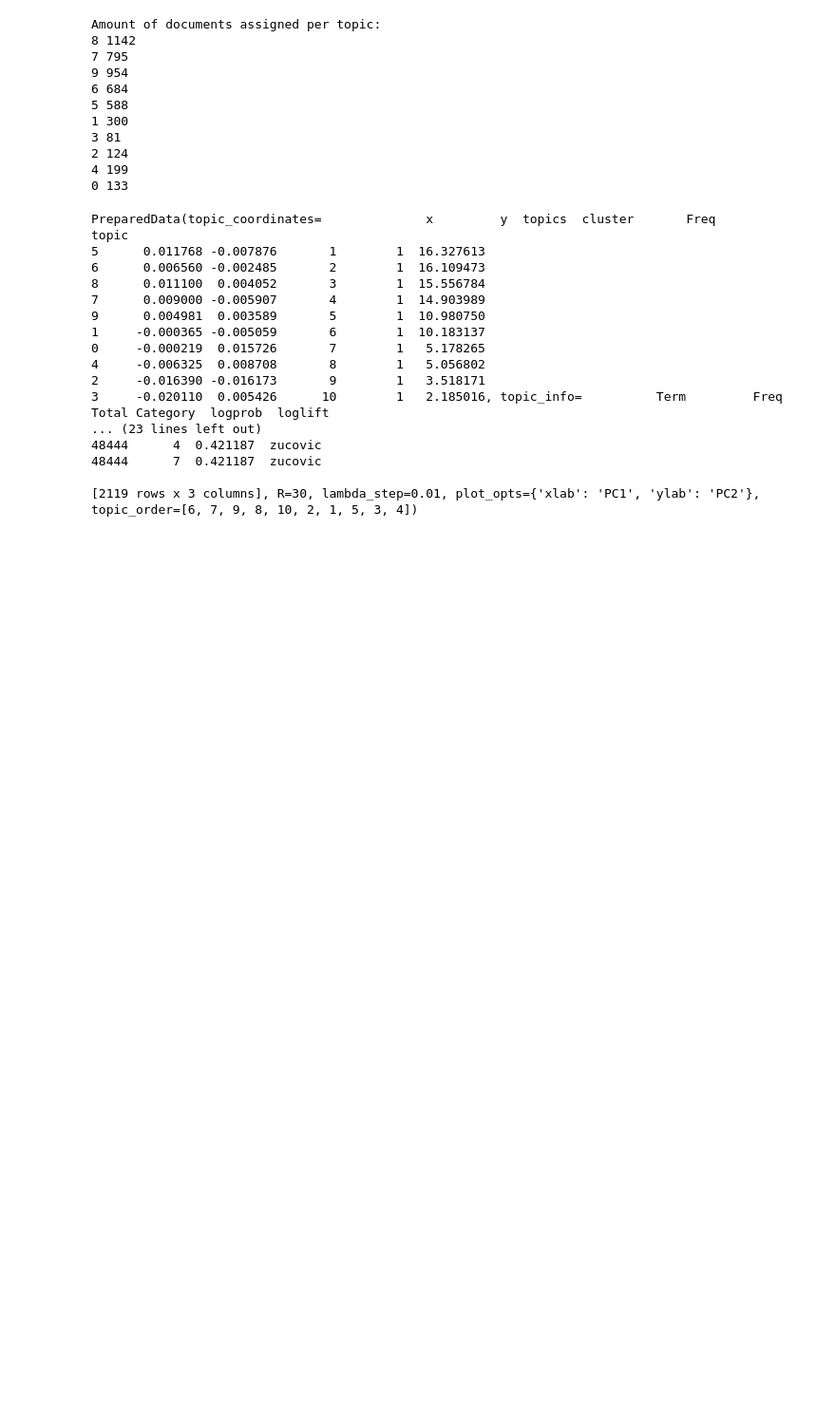
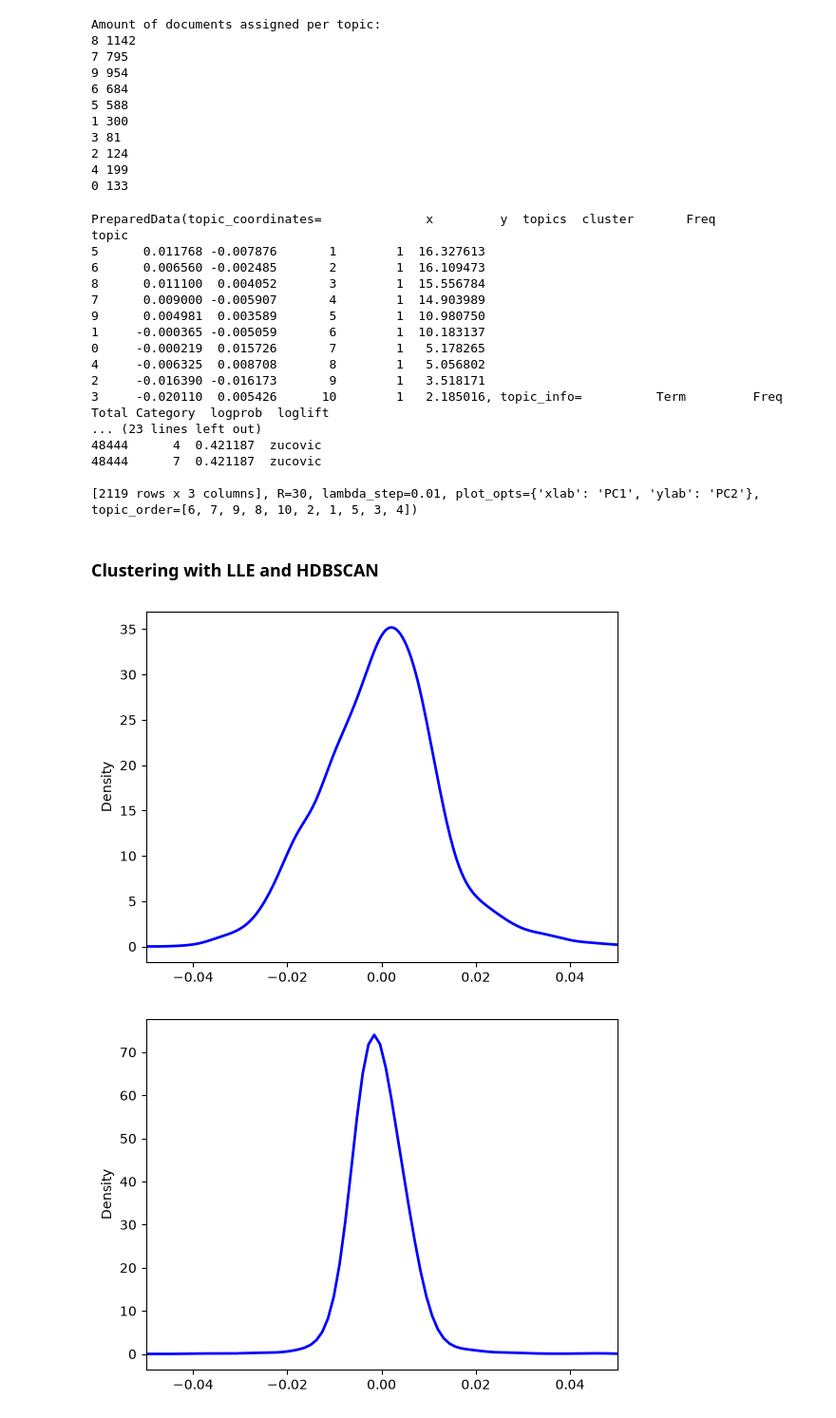
Before and after one commit to danielgg1/IMDB-Text-Clustering, a Jupyter notebook: report.ipynb, the cells around one changed output. Shown at 95% size. Cells and saved outputs as stored; diff of their text form; code cells hidden in the pictures; blank space fills up the shorter version.

```diff
--- a/report.ipynb
+++ b/report.ipynb
@@ -420,3 +422,23 @@ topic
 48444      7  0.421187  zucovic
 
 [2119 rows x 3 columns], R=30, lambda_step=0.01, plot_opts={'xlab': 'PC1', 'ylab': 'PC2'}, topic_order=[6, 7, 9, 8, 10, 2, 1, 5, 3, 4])
+# %% [markdown]
+### Clustering with LLE and HDBSCAN
+# %%
+# First transforming 380-dimensional vectors to 10-dimensional vectors
+# LLE to preserve any nonlinear structure
+
+k = 60
+
+lle = LocallyLinearEmbedding(n_neighbors = k, n_components = 10)
+
+transformed_lle = lle.fit_transform(loaded)
+# %%
+transformed_df = pd.DataFrame(transformed_lle)
+for col in transformed_df.columns:
+    plt.xlim((-0.05, 0.05))
+    transformed_df[col].plot.density(bw_method='scott', color='blue', linestyle='-', linewidth=2)
+    plt.show()
+# %% [output]
+[figure, added]
+[figure, added]
```
Also changed, not shown: parts of 4 cells of this notebook.
